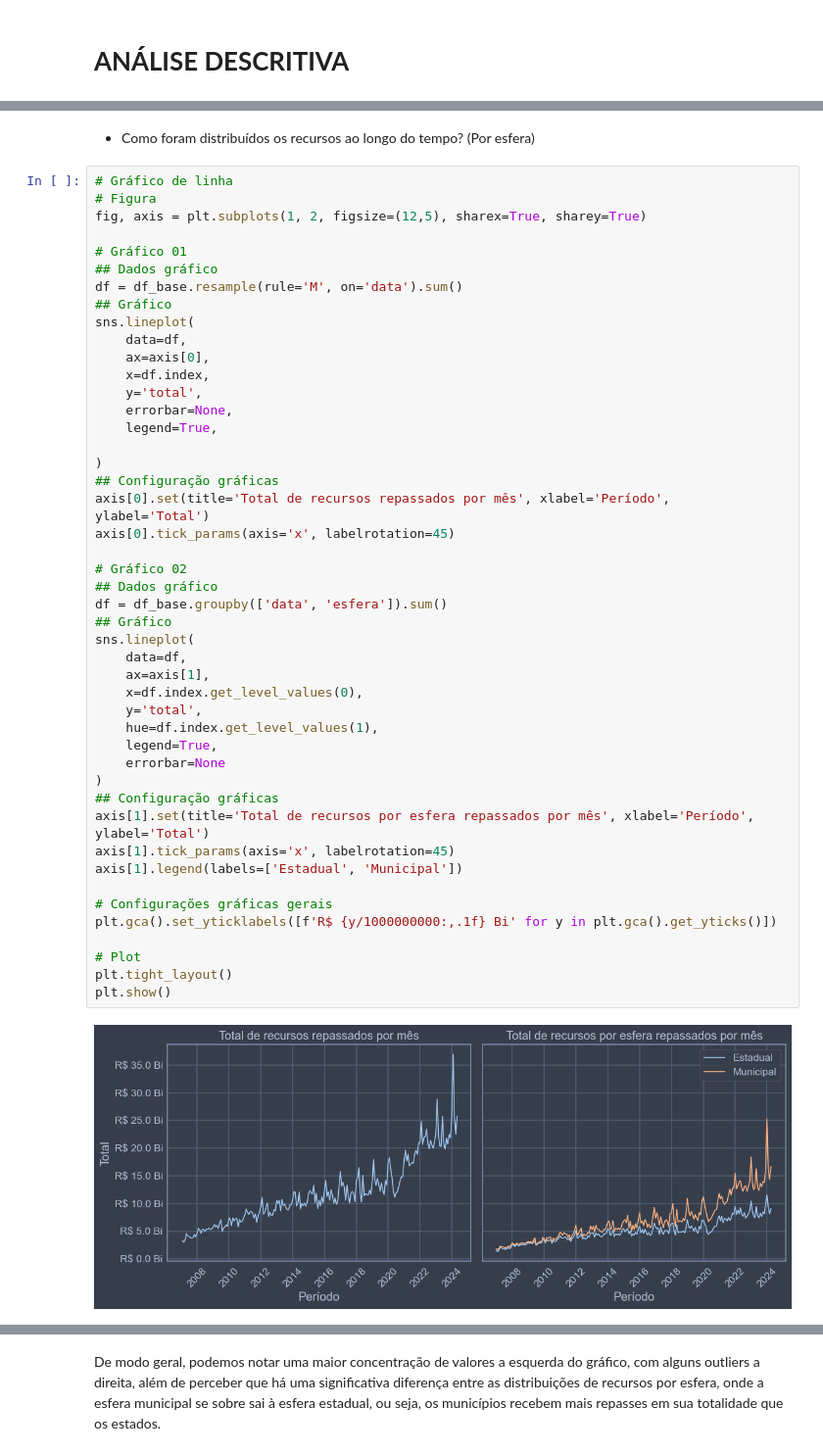
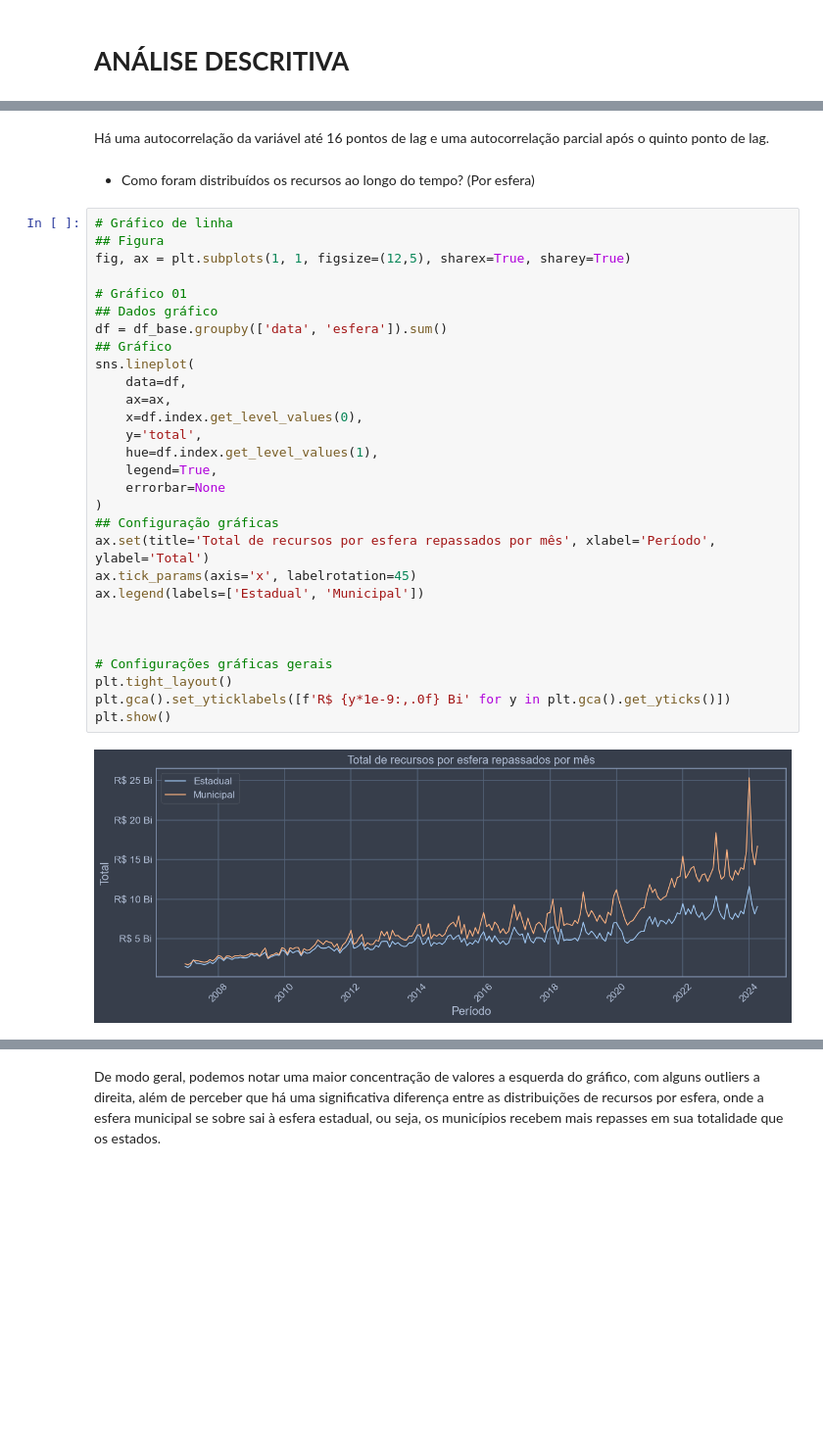
Before and after one commit to AdrianSBar/Repasses_FUNDEB, a Jupyter notebook: notebooks/dda.ipynb, the cells around one changed output, grey strips where cells are left out. Shown at 98% size. Drawn from its saved outputs; the diff is of its cells as text; blank space fills up the shorter version.

```diff
--- a/notebooks/dda.ipynb
+++ b/notebooks/dda.ipynb
@@ -142,50 +271,35 @@ memory usage: 1.6+ MB
+# %% [markdown]
+Há uma autocorrelação da variável até 16 pontos de lag e uma autocorrelação parcial após o quinto ponto de lag.
 # %% [markdown]
 - Como foram distribuídos os recursos ao longo do tempo? (Por esfera)
 # %%
 # Gráfico de linha
-# Figura
-fig, axis = plt.subplots(1, 2, figsize=(12,5), sharex=True, sharey=True)
+## Figura
+fig, ax = plt.subplots(1, 1, figsize=(12,5), sharex=True, sharey=True)
 
 # Gráfico 01
-## Dados gráfico
-df = df_base.resample(rule='M', on='data').sum()
-## Gráfico
-sns.lineplot(
-    data=df,
-    ax=axis[0],
-    x=df.index,
-    y='total',
-    errorbar=None,
-    legend=True,
-
-)
-## Configuração gráficas
-axis[0].set(title='Total de recursos repassados por mês', xlabel='Período', ylabel='Total')
-axis[0].tick_params(axis='x', labelrotation=45)
-
-# Gráfico 02
 ## Dados gráfico
 df = df_base.groupby(['data', 'esfera']).sum()
 ## Gráfico
 sns.lineplot(
     data=df,
-    ax=axis[1],
+    ax=ax,
     x=df.index.get_level_values(0),
     y='total',
     hue=df.index.get_level_values(1),
     legend=True,
     errorbar=None
 )
 ## Configuração gráficas
-axis[1].set(title='Total de recursos por esfera repassados por mês', xlabel='Período', ylabel='Total')
-axis[1].tick_params(axis='x', labelrotation=45)
-axis[1].legend(labels=['Estadual', 'Municipal'])
+ax.set(title='Total de recursos por esfera repassados por mês', xlabel='Período', ylabel='Total')
+ax.tick_params(axis='x', labelrotation=45)
+ax.legend(labels=['Estadual', 'Municipal'])
+
+
 
 # Configurações gráficas gerais
-plt.gca().set_yticklabels([f'R$ {y/1000000000:,.1f} Bi' for y in plt.gca().get_yticks()])
-
-# Plot
 plt.tight_layout()
+plt.gca().set_yticklabels([f'R$ {y*1e-9:,.0f} Bi' for y in plt.gca().get_yticks()])
 plt.show()
 # %% [output]
-[figure, old version]
+[figure, new version]
```
Also changed, not shown: parts of 34 cells of this notebook, 3 other files.
